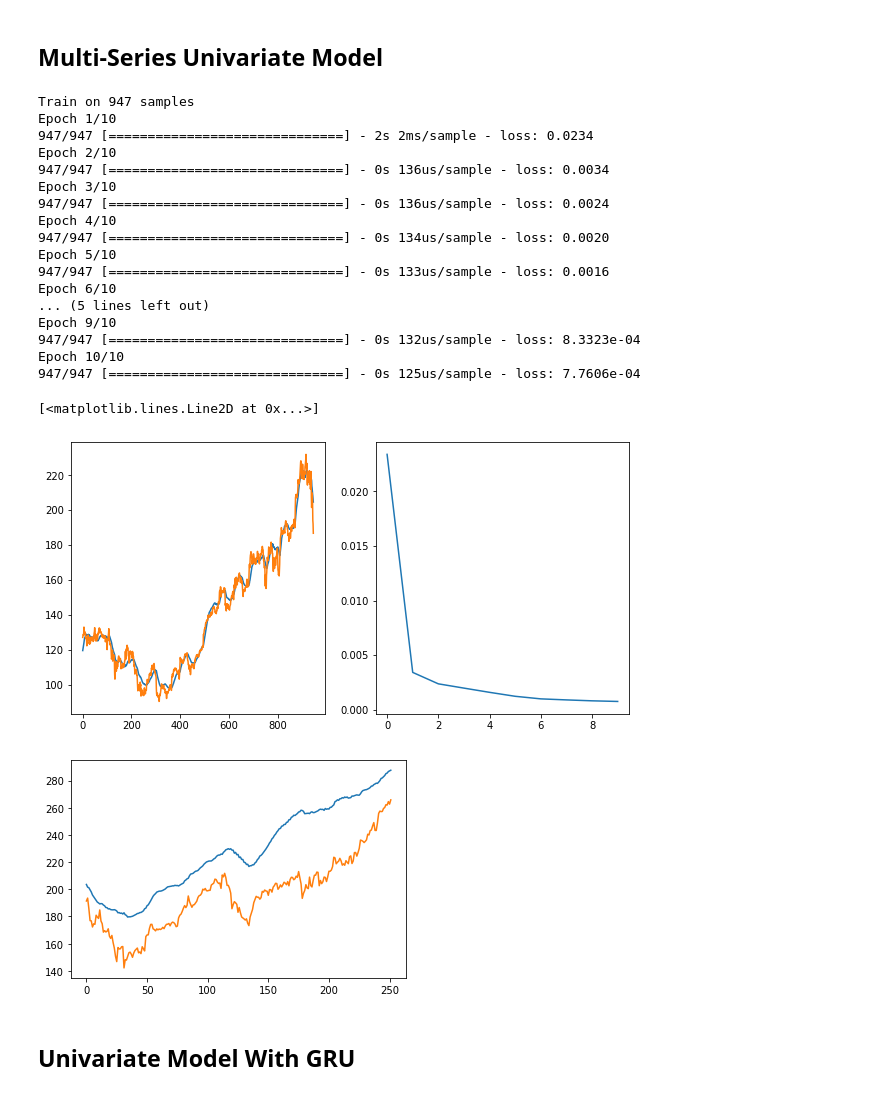
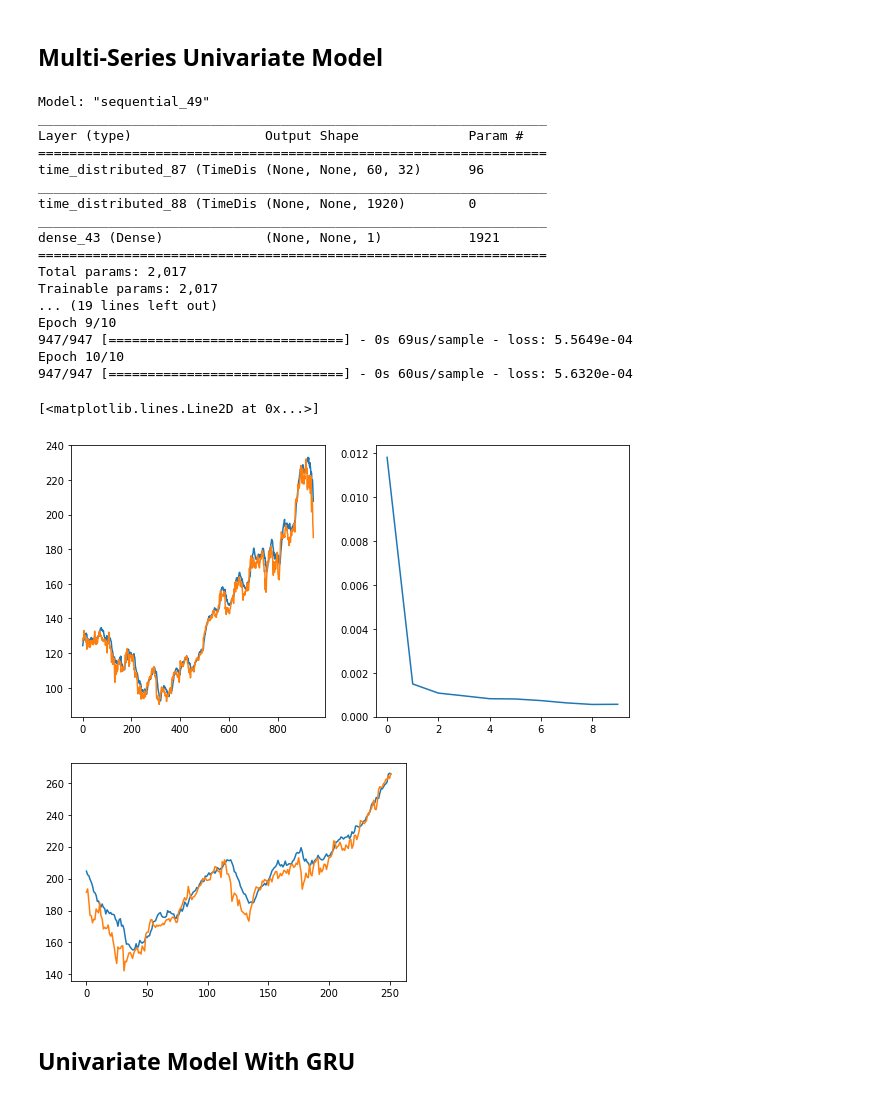
Before and after one commit to Samarmy/CS545TP, a Jupyter notebook: Armstrong-Choudhary-Hua-project.ipynb, the cells around one changed output. Drawn from its saved outputs; the diff is of its cells as text; code cells hidden in the pictures.

```diff
--- a/Armstrong-Choudhary-Hua-project.ipynb
+++ b/Armstrong-Choudhary-Hua-project.ipynb
@@ -733,55 +733,51 @@ X_train = np.array(X_train)
 # %%
 # Initialising the RNN
 regressor = Sequential()
 
-regressor.add(TimeDistributed(Conv1D(filters=64, kernel_size=1, activation='relu'),
-                              input_shape=(None, look_back_uni_series, 2)))
-regressor.add(TimeDistributed(MaxPooling1D(pool_size=2)))
+regressor.add(TimeDistributed(Conv1D(filters = 32, kernel_size=1), input_shape=(None, look_back_uni_series, 2)))
+#regressor.add(TimeDistributed(MaxPooling1D(pool_size=2)))
 regressor.add(TimeDistributed(Flatten()))
-regressor.add(LSTM(10, return_sequences = True, activation='relu'))
+
 
 # Adding the output layer
 regressor.add(Dense(units = 1))
 
 # Compiling the RNN
 regressor.compile(optimizer = 'adam', loss = 'mean_squared_error')
 
+regressor.summary()
+
 # Fitting the RNN to the Training set
-history =regressor.fit(X_train.reshape(X_train.shape[0], 1, X_train.shape[1], X_train.shape[2]),
-              Y_train, epochs = 10)
-predicted_stock_price = regressor.predict(X_train.reshape(X_train.shape[0], 1,
-                                                          X_train.shape[1], X_train.shape[2])).reshape(-1, 1)
-
-
-
+history = regressor.fit(X_train.reshape(X_train.shape[0], 1, X_train.shape[1], X_train.shape[2]), Y_train, epochs = 10)
+predicted_stock_price = regressor.predict(X_train.reshape(X_train.shape[0], 1, X_train.shape[1], X_train.shape[2])).reshape(-1, 1)
 
 plt.figure(figsize=(10, 5))
 plt.subplot(1, 2, 1)
 plt.plot(scUniSeries2.inverse_transform(predicted_stock_price))
 plt.plot(scUniSeries2.inverse_transform(Y_train))
 
 plt.subplot(1, 2, 2)
 plt.plot(history.history['loss'])
 # %% [output]
-Train on 947 samples
-Epoch 1/10
-947/947 [==============================] - 2s 2ms/sample - loss: 0.0234
-Epoch 2/10
-947/947 [==============================] - 0s 136us/sample - loss: 0.0034
-Epoch 3/10
-947/947 [==============================] - 0s 136us/sample - loss: 0.0024
-Epoch 4/10
-947/947 [==============================] - 0s 134us/sample - loss: 0.0020
-Epoch 5/10
-947/947 [==============================] - 0s 133us/sample - loss: 0.0016
-Epoch 6/10
-... (5 lines left out)
+Model: "sequential_49"
+_________________________________________________________________
+Layer (type)                 Output Shape              Param #
+=================================================================
+time_distributed_87 (TimeDis (None, None, 60, 32)      96
+_________________________________________________________________
+time_distributed_88 (TimeDis (None, None, 1920)        0
+_________________________________________________________________
+dense_43 (Dense)             (None, None, 1)           1921
+=================================================================
+Total params: 2,017
+Trainable params: 2,017
+... (19 lines left out)
 Epoch 9/10
-947/947 [==============================] - 0s 132us/sample - loss: 8.3323e-04
+947/947 [==============================] - 0s 69us/sample - loss: 5.5649e-04
 Epoch 10/10
-947/947 [==============================] - 0s 125us/sample - loss: 7.7606e-04
+947/947 [==============================] - 0s 60us/sample - loss: 5.6320e-04
 [<matplotlib.lines.Line2D at 0x...>]
-[figure, old version]
+[figure, new version]
 # %%
 X_test = []
 for i in range(look_back_uni_series, testing_set.shape[0]):
@@ -798,7 +794,7 @@ plt.plot(scUniSeries2.inverse_transform(predicted_stock_price))
 plt.plot(scUniSeries2.inverse_transform(Y_test))
 plt.show()
 # %% [output]
-[figure, old version]
+[figure, new version]
 # %% [markdown]
 ## Univariate Model With GRU
 # %%
```
Also changed, not shown: parts of 2 cells of this notebook.
